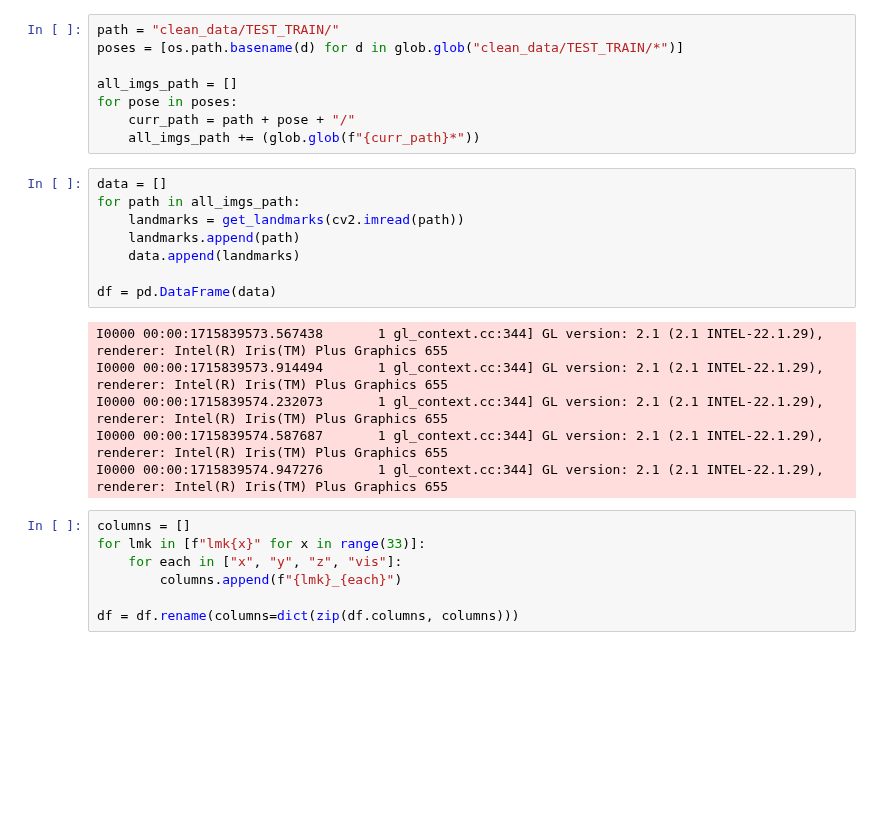
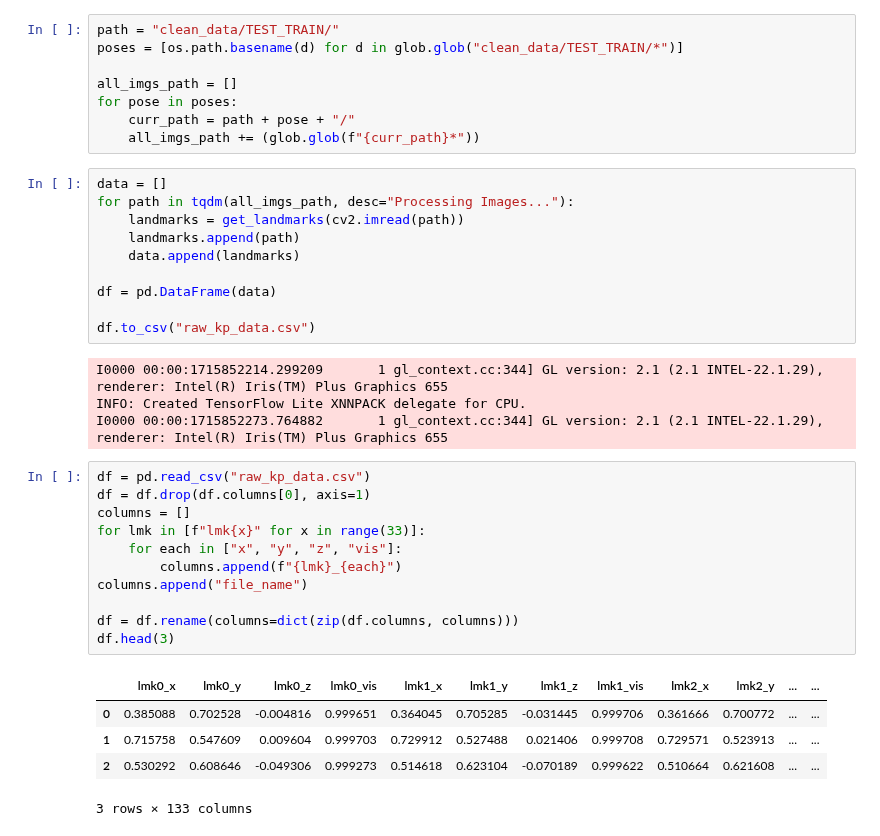
Before and after one commit to masaki-norton/yoga-pose-detector, a Jupyter notebook: new_3.22/images_to_kp_df.ipynb, the cells around one changed output. Cells and saved outputs as stored; diff of their text form; blank space fills up the shorter version.

```diff
--- a/new_3.22/images_to_kp_df.ipynb
+++ b/new_3.22/images_to_kp_df.ipynb
@@ -20,22 +27,32 @@ for pose in poses:
     all_imgs_path += (glob.glob(f"{curr_path}*"))
 # %%
 data = []
-for path in all_imgs_path:
+for path in tqdm(all_imgs_path, desc="Processing Images..."):
     landmarks = get_landmarks(cv2.imread(path))
     landmarks.append(path)
     data.append(landmarks)
 
 df = pd.DataFrame(data)
+
+df.to_csv("raw_kp_data.csv")
 # %% [output]
-I0000 00:00:1715839573.567438       1 gl_context.cc:344] GL version: 2.1 (2.1 INTEL-22.1.29), renderer: Intel(R) Iris(TM) Plus Graphics 655
-I0000 00:00:1715839573.914494       1 gl_context.cc:344] GL version: 2.1 (2.1 INTEL-22.1.29), renderer: Intel(R) Iris(TM) Plus Graphics 655
-I0000 00:00:1715839574.232073       1 gl_context.cc:344] GL version: 2.1 (2.1 INTEL-22.1.29), renderer: Intel(R) Iris(TM) Plus Graphics 655
-I0000 00:00:1715839574.587687       1 gl_context.cc:344] GL version: 2.1 (2.1 INTEL-22.1.29), renderer: Intel(R) Iris(TM) Plus Graphics 655
-I0000 00:00:1715839574.947276       1 gl_context.cc:344] GL version: 2.1 (2.1 INTEL-22.1.29), renderer: Intel(R) Iris(TM) Plus Graphics 655
+I0000 00:00:1715852214.299209       1 gl_context.cc:344] GL version: 2.1 (2.1 INTEL-22.1.29), renderer: Intel(R) Iris(TM) Plus Graphics 655
+INFO: Created TensorFlow Lite XNNPACK delegate for CPU.
+I0000 00:00:1715852273.764882       1 gl_context.cc:344] GL version: 2.1 (2.1 INTEL-22.1.29), renderer: Intel(R) Iris(TM) Plus Graphics 655
 # %%
+df = pd.read_csv("raw_kp_data.csv")
+df = df.drop(df.columns[0], axis=1)
 columns = []
 for lmk in [f"lmk{x}" for x in range(33)]:
     for each in ["x", "y", "z", "vis"]:
         columns.append(f"{lmk}_{each}")
+columns.append("file_name")
 
 df = df.rename(columns=dict(zip(df.columns, columns)))
+df.head(3)
+# %% [output]
+|  | lmk0_x | lmk0_y | lmk0_z | lmk0_vis | lmk1_x | lmk1_y | lmk1_z | lmk1_vis | lmk2_x | lmk2_y | ... | ... |
+| 0 | 0.385088 | 0.702528 | -0.004816 | 0.999651 | 0.364045 | 0.705285 | -0.031445 | 0.999706 | 0.361666 | 0.700772 | ... | ... |
+| 1 | 0.715758 | 0.547609 | 0.009604 | 0.999703 | 0.729912 | 0.527488 | 0.021406 | 0.999708 | 0.729571 | 0.523913 | ... | ... |
+| 2 | 0.530292 | 0.608646 | -0.049306 | 0.999273 | 0.514618 | 0.623104 | -0.070189 | 0.999622 | 0.510664 | 0.621608 | ... | ... |
+3 rows × 133 columns
```
Also changed, not shown: parts of 10 cells of this notebook, 2 other files.
